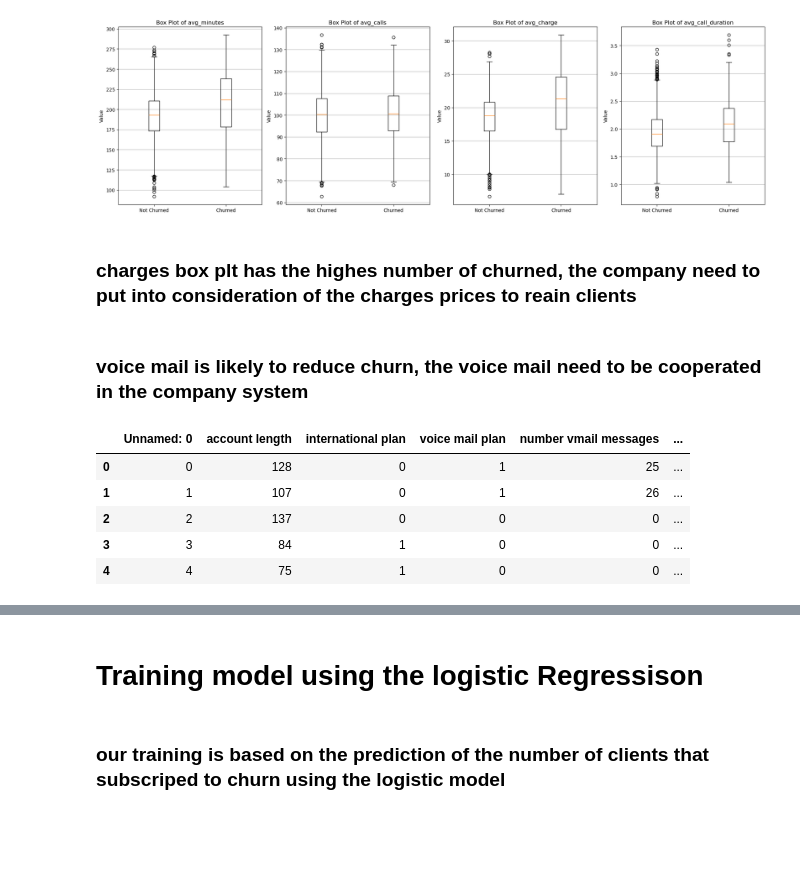
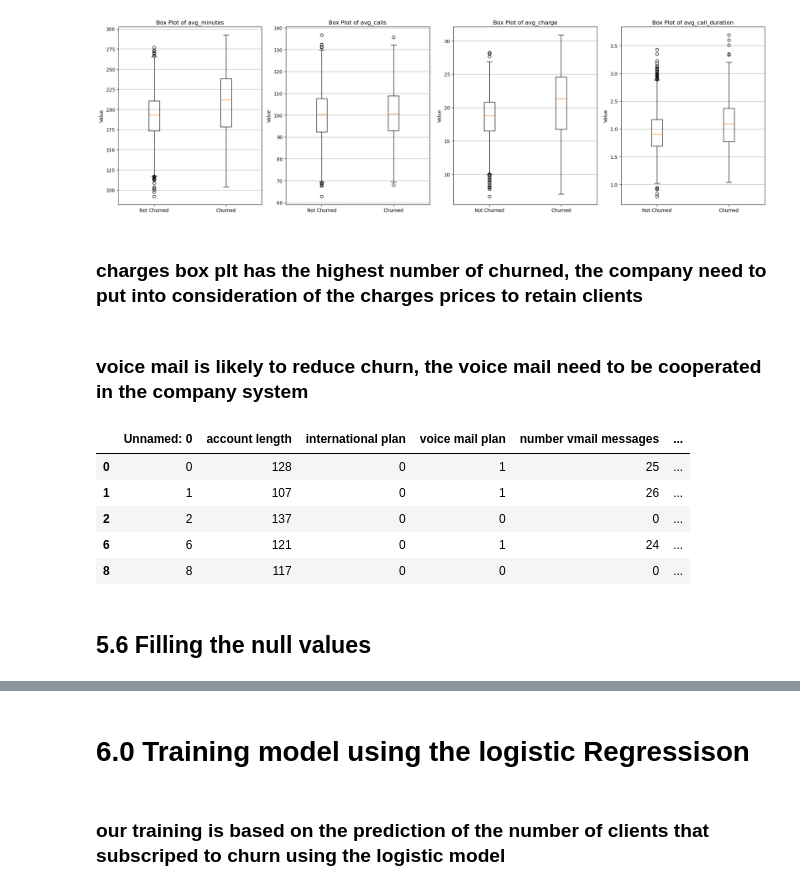
Before and after one commit to Jesse-ngugi99/GROUP_8_PHASE_THREE, a Jupyter notebook: PRO_3.ipynb, the cells around one changed output, grey strips where cells are left out. Drawn from its saved outputs; the diff is of its cells as text; code cells hidden in the pictures; blank space fills up the shorter version.

```diff
--- a/PRO_3.ipynb
+++ b/PRO_3.ipynb
@@ -457,18 +457,20 @@ plt.savefig('churn_box_plots.png')
 # %% [output]
 [figure]
 # %% [markdown]
-### charges box plt has the highes number of churned, the company need to put into consideration of the charges prices to reain clients
+### charges box plt has the highest number of churned, the company need to put into consideration of the charges prices to retain clients
 # %% [markdown]
 ###  voice mail is likely to reduce churn, the voice mail need to be cooperated in the company system
 # %%
-df2.head()
+df3.head()
 # %% [output]
 |  | Unnamed: 0 | account length | international plan | voice mail plan | number vmail messages | ... |
 | 0 | 0 | 128 | 0 | 1 | 25 | ... |
 | 1 | 1 | 107 | 0 | 1 | 26 | ... |
 | 2 | 2 | 137 | 0 | 0 | 0 | ... |
-| 3 | 3 | 84 | 1 | 0 | 0 | ... |
-| 4 | 4 | 75 | 1 | 0 | 0 | ... |
+| 6 | 6 | 121 | 0 | 1 | 24 | ... |
+| 8 | 8 | 117 | 0 | 0 | 0 | ... |
+# %% [markdown]
+## 5.6 Filling the null values
 # %%
 #filling the misising values
 #Handle missing values in '%_intl_srv_intensity' by filling with the mean
@@ -514,7 +516,7 @@ Data columns (total 16 columns):
 dtypes: float64(8), int64(8)
 memory usage: 416.8 KB
 # %% [markdown]
-# Training model using the logistic Regressison
+# 6.0 Training model using the logistic Regressison
 # %% [markdown]
 ### our training is based on the prediction of the number of clients that subscriped to churn using the logistic model
 # %%
```
Also changed, not shown: parts of 3 cells of this notebook, 1 other file.
